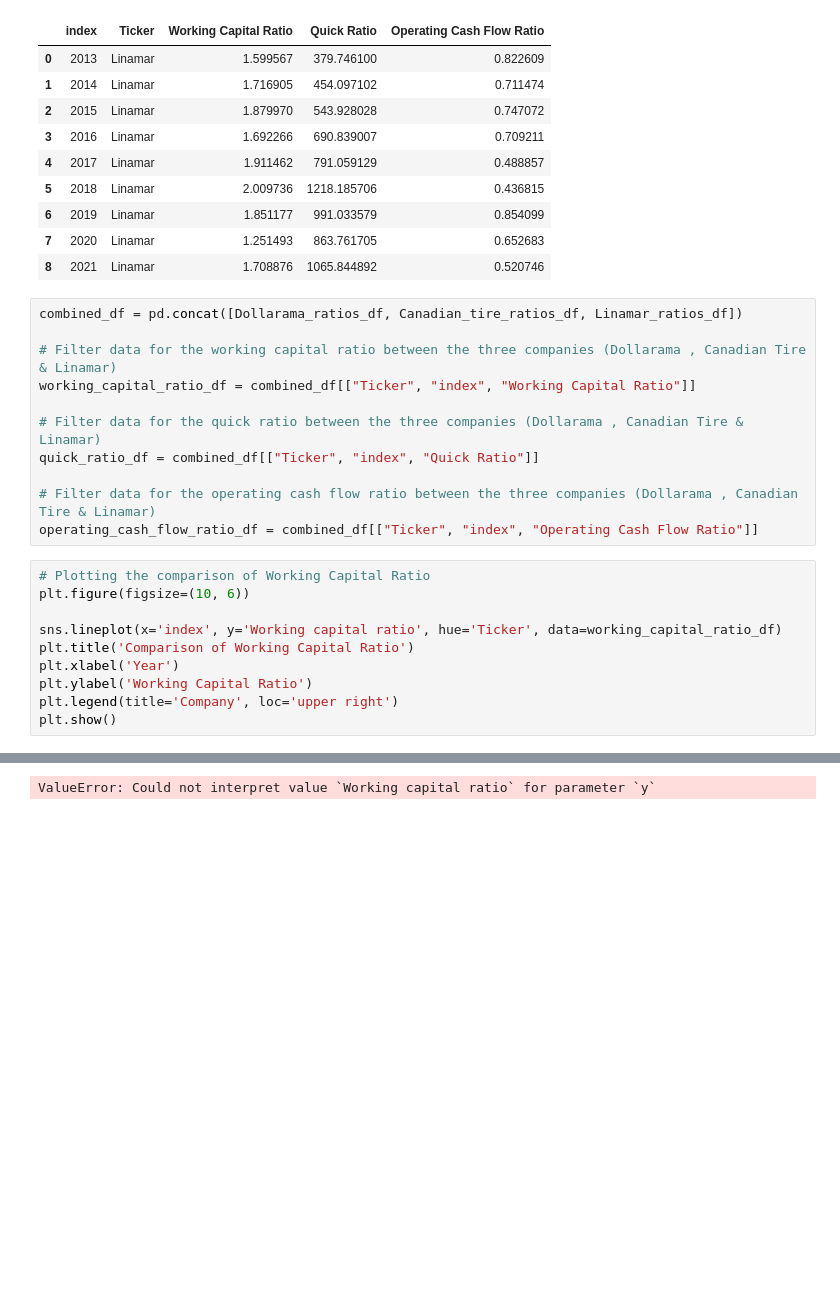
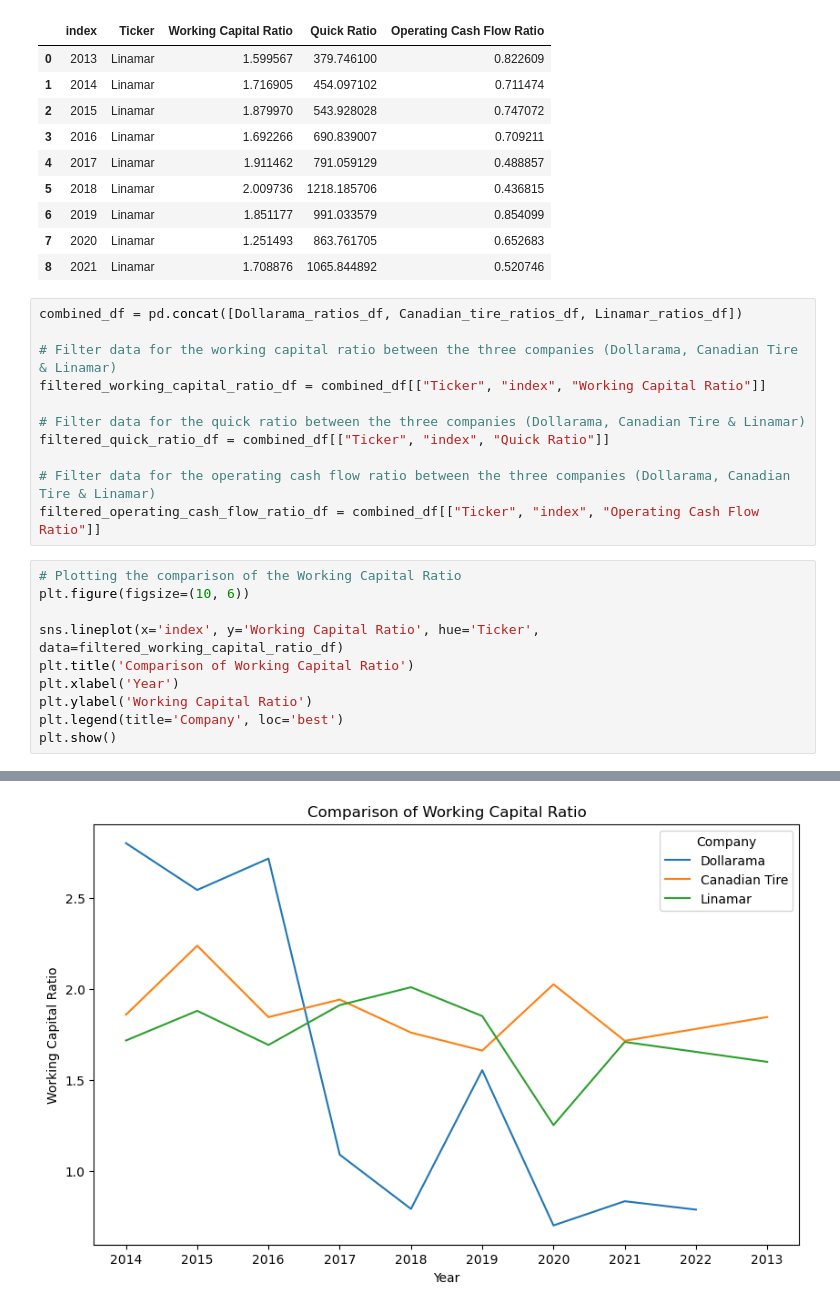
Before and after one commit to jash1112/project-financial_analysis, a Jupyter notebook: the_project from Jash.ipynb, the cells around one changed output, grey strips where cells are left out. Drawn from its saved outputs; the diff is of its cells as text; blank space fills up the shorter version.

```diff
--- a/the_project from Jash.ipynb
+++ b/the_project from Jash.ipynb
@@ -371,22 +372,22 @@ Linamar_ratios_df
 # %%
 combined_df = pd.concat([Dollarama_ratios_df, Canadian_tire_ratios_df, Linamar_ratios_df])
 
-# Filter data for the working capital ratio between the three companies (Dollarama , Canadian Tire & Linamar)
-working_capital_ratio_df = combined_df[["Ticker", "index", "Working Capital Ratio"]]
+# Filter data for the working capital ratio between the three companies (Dollarama, Canadian Tire & Linamar)
+filtered_working_capital_ratio_df = combined_df[["Ticker", "index", "Working Capital Ratio"]]
 
-# Filter data for the quick ratio between the three companies (Dollarama , Canadian Tire & Linamar)
-quick_ratio_df = combined_df[["Ticker", "index", "Quick Ratio"]]
+# Filter data for the quick ratio between the three companies (Dollarama, Canadian Tire & Linamar)
+filtered_quick_ratio_df = combined_df[["Ticker", "index", "Quick Ratio"]]
 
-# Filter data for the operating cash flow ratio between the three companies (Dollarama , Canadian Tire & Linamar)
-operating_cash_flow_ratio_df = combined_df[["Ticker", "index", "Operating Cash Flow Ratio"]]
+# Filter data for the operating cash flow ratio between the three companies (Dollarama, Canadian Tire & Linamar)
+filtered_operating_cash_flow_ratio_df = combined_df[["Ticker", "index", "Operating Cash Flow Ratio"]]
 # %%
-# Plotting the comparison of Working Capital Ratio
+# Plotting the comparison of the Working Capital Ratio
 plt.figure(figsize=(10, 6))
 
-sns.lineplot(x='index', y='Working capital ratio', hue='Ticker', data=working_capital_ratio_df)
+sns.lineplot(x='index', y='Working Capital Ratio', hue='Ticker', data=filtered_working_capital_ratio_df)
 plt.title('Comparison of Working Capital Ratio')
 plt.xlabel('Year')
 plt.ylabel('Working Capital Ratio')
-plt.legend(title='Company', loc='upper right')
+plt.legend(title='Company', loc='best')
 plt.show()
 # %% [output]
@@ -395,2 +394,2 @@ plt.show()
-ValueError: Could not interpret value `Working capital ratio` for parameter `y`
+[figure, added]
 # %%
```
Also changed, not shown: parts of 4 cells of this notebook.
